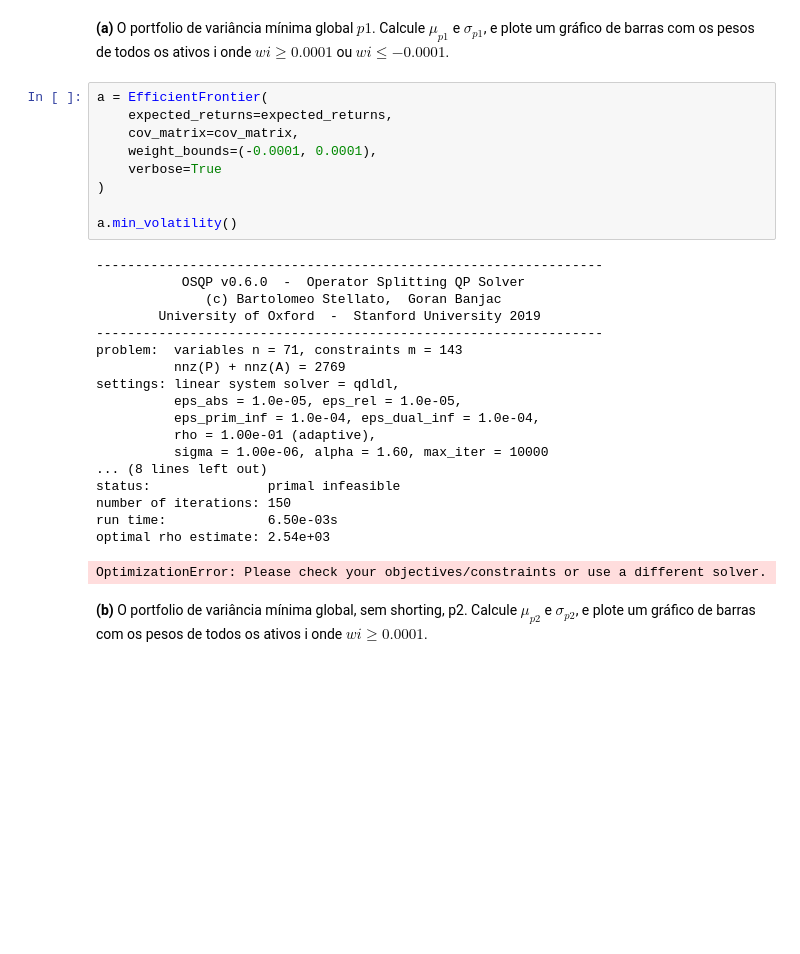
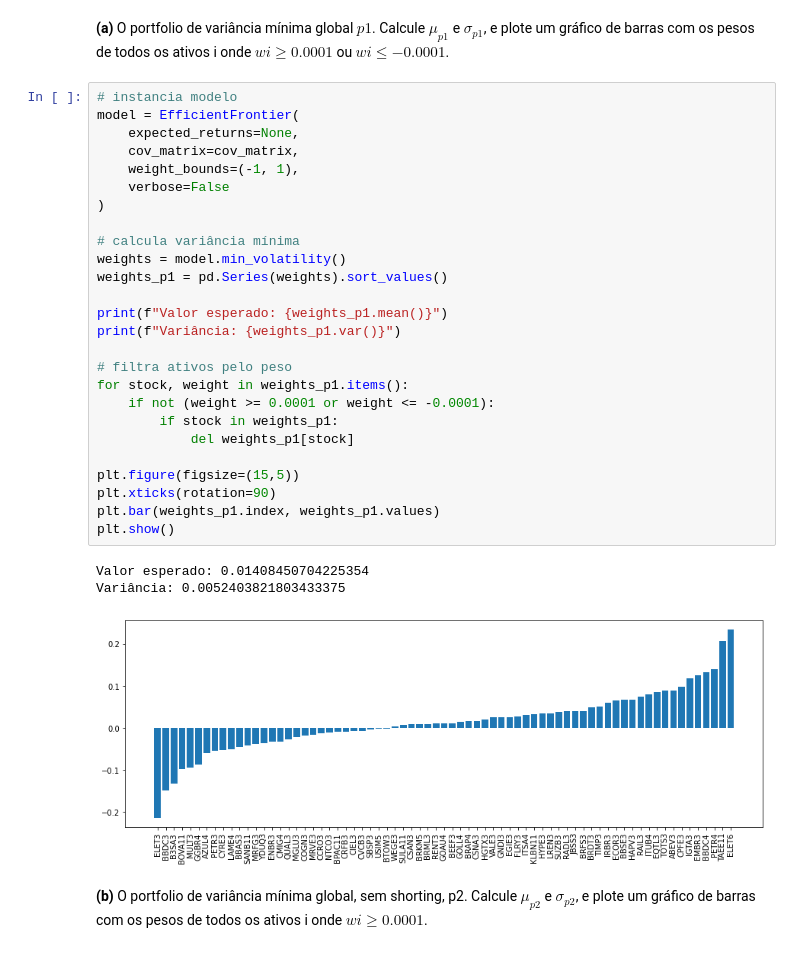
Before and after one commit to innng/quantitative-finance-and-risk-management, a Jupyter notebook: lista_2.ipynb, the cells around one changed output. Cells and saved outputs as stored; diff of their text form; blank space fills up the shorter version.

```diff
--- a/lista_2.ipynb
+++ b/lista_2.ipynb
@@ -184,33 +188,35 @@ dtype: float64
 5 rows × 71 columns
 # %% [markdown]
 **(a)** O portfolio de variância mínima global $p1$. Calcule $μ_{p1}$ e $σ_{p1}$, e plote um gráfico de barras com os pesos de todos os ativos i onde $wi ≥ 0.0001$ ou $wi≤−0.0001$.
-# %%
-a = EfficientFrontier(
-    expected_returns=expected_returns,
-    cov_matrix=cov_matrix,
-    weight_bounds=(-0.0001, 0.0001),
-    verbose=True
-)
-
-a.min_volatility()
-# %% [output]
------------------------------------------------------------------
-           OSQP v0.6.0  -  Operator Splitting QP Solver
-              (c) Bartolomeo Stellato,  Goran Banjac
-        University of Oxford  -  Stanford University 2019
------------------------------------------------------------------
-problem:  variables n = 71, constraints m = 143
-          nnz(P) + nnz(A) = 2769
-settings: linear system solver = qdldl,
-          eps_abs = 1.0e-05, eps_rel = 1.0e-05,
-          eps_prim_inf = 1.0e-04, eps_dual_inf = 1.0e-04,
-          rho = 1.00e-01 (adaptive),
-          sigma = 1.00e-06, alpha = 1.60, max_iter = 10000
-... (8 lines left out)
-status:               primal infeasible
-number of iterations: 150
-run time:             6.50e-03s
-optimal rho estimate: 2.54e+03
-OptimizationError: Please check your objectives/constraints or use a different solver.
+# %%
+# instancia modelo
+model = EfficientFrontier(
+    expected_returns=None,
+    cov_matrix=cov_matrix,
+    weight_bounds=(-1, 1),
+    verbose=False
+)
+
+# calcula variância mínima
+weights = model.min_volatility()
+weights_p1 = pd.Series(weights).sort_values()
+
+print(f"Valor esperado: {weights_p1.mean()}")
+print(f"Variância: {weights_p1.var()}")
+
+# filtra ativos pelo peso
+for stock, weight in weights_p1.items():
+    if not (weight >= 0.0001 or weight <= -0.0001):
+        if stock in weights_p1:
+            del weights_p1[stock]
+
+plt.figure(figsize=(15,5))
+plt.xticks(rotation=90)
+plt.bar(weights_p1.index, weights_p1.values)
+plt.show()
+# %% [output]
+Valor esperado: 0.01408450704225354
+Variância: 0.0052403821803433375
+[figure, added]
 # %% [markdown]
 **(b)** O portfolio de variância mínima global, sem shorting, p2. Calcule $μ_{p2}$ e $σ_{p2}$, e plote um gráfico de barras com os pesos de todos os ativos i onde $wi≥0.0001$.
```
Also changed, not shown: parts of 7 cells of this notebook.
